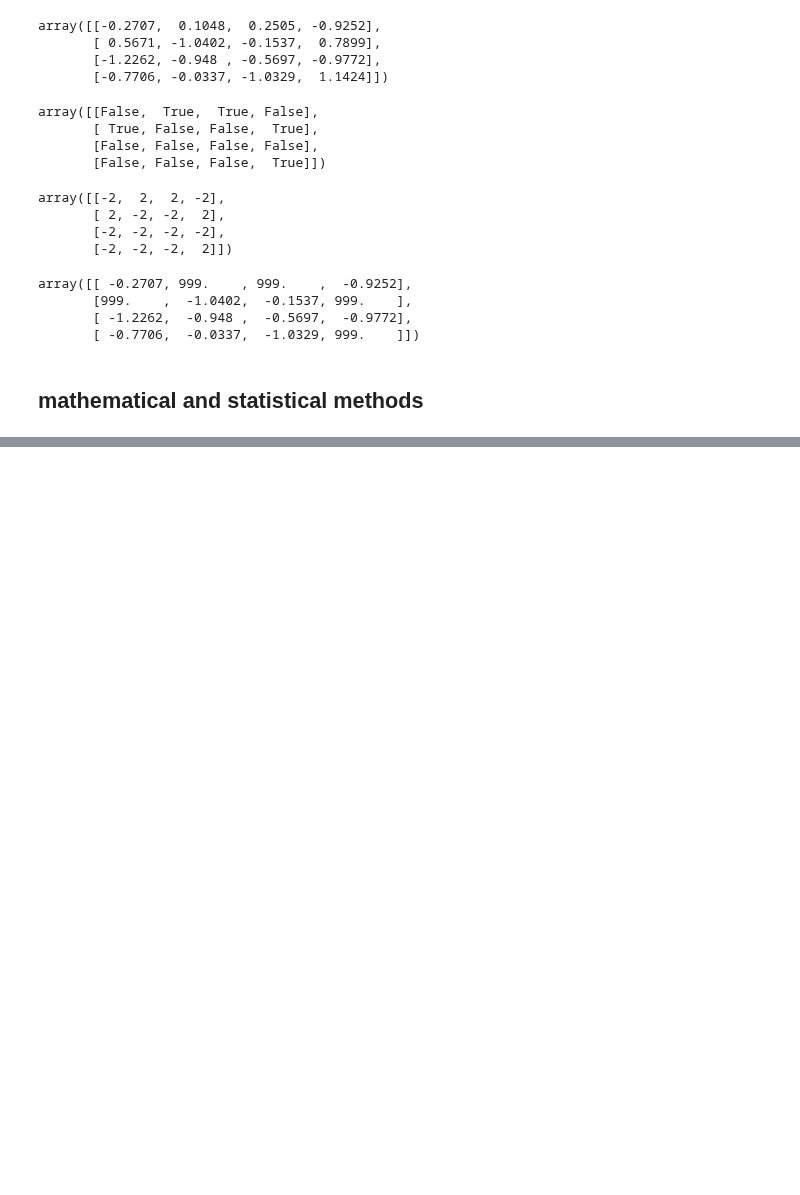
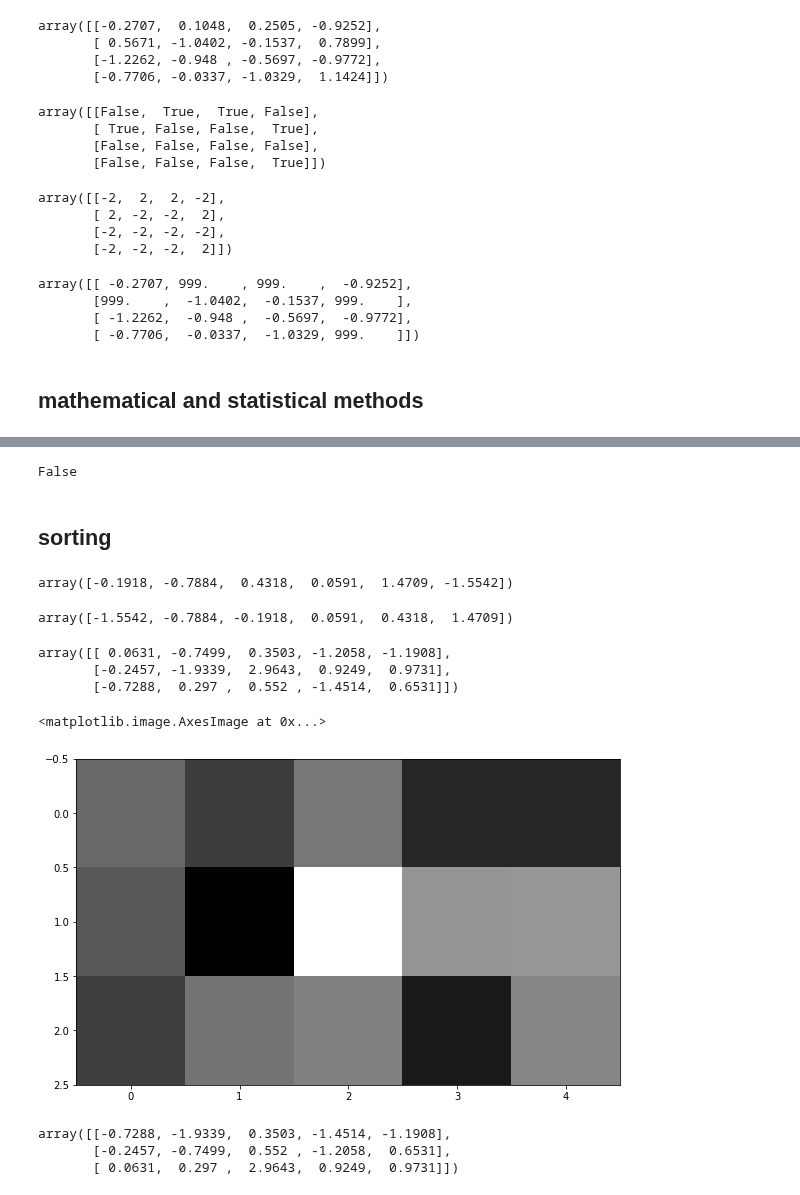
Before and after one commit to hopezh/learn_python_for_data_analysis, a Jupyter notebook: ch4_numpy_v01.ipynb, the cells around one changed output, grey strips where cells are left out. Cells and saved outputs as stored; diff of their text form; code cells hidden in the pictures; blank space fills up the shorter version.

```diff
--- a/ch4_numpy_v01.ipynb
+++ b/ch4_numpy_v01.ipynb
@@ -999,0 +1068,35 @@ array([[ -0.2707, 999.    , 999.    ,  -0.9252],
+# %%
+bools.all()
+# %% [output]
+False
+# %% [markdown]
+## sorting
+# %%
+arr = np.random.randn(6)
+arr
+# %% [output]
+array([-0.1918, -0.7884,  0.4318,  0.0591,  1.4709, -1.5542])
+# %%
+arr.sort()
+arr
+# %% [output]
+array([-1.5542, -0.7884, -0.1918,  0.0591,  0.4318,  1.4709])
+# %%
+arr = np.random.randn(3, 5)
+arr
+# %% [output]
+array([[ 0.0631, -0.7499,  0.3503, -1.2058, -1.1908],
+       [-0.2457, -1.9339,  2.9643,  0.9249,  0.9731],
+       [-0.7288,  0.297 ,  0.552 , -1.4514,  0.6531]])
+# %%
+plt.imshow(arr, cmap=plt.cm.gray)
+# %% [output]
+<matplotlib.image.AxesImage at 0x...>
+[figure, added]
+# %%
+arr.sort(0)
+arr
+# %% [output]
+array([[-0.7288, -1.9339,  0.3503, -1.4514, -1.1908],
+       [-0.2457, -0.7499,  0.552 , -1.2058,  0.6531],
+       [ 0.0631,  0.297 ,  2.9643,  0.9249,  0.9731]])
```
Also changed, not shown: parts of 31 cells of this notebook.
